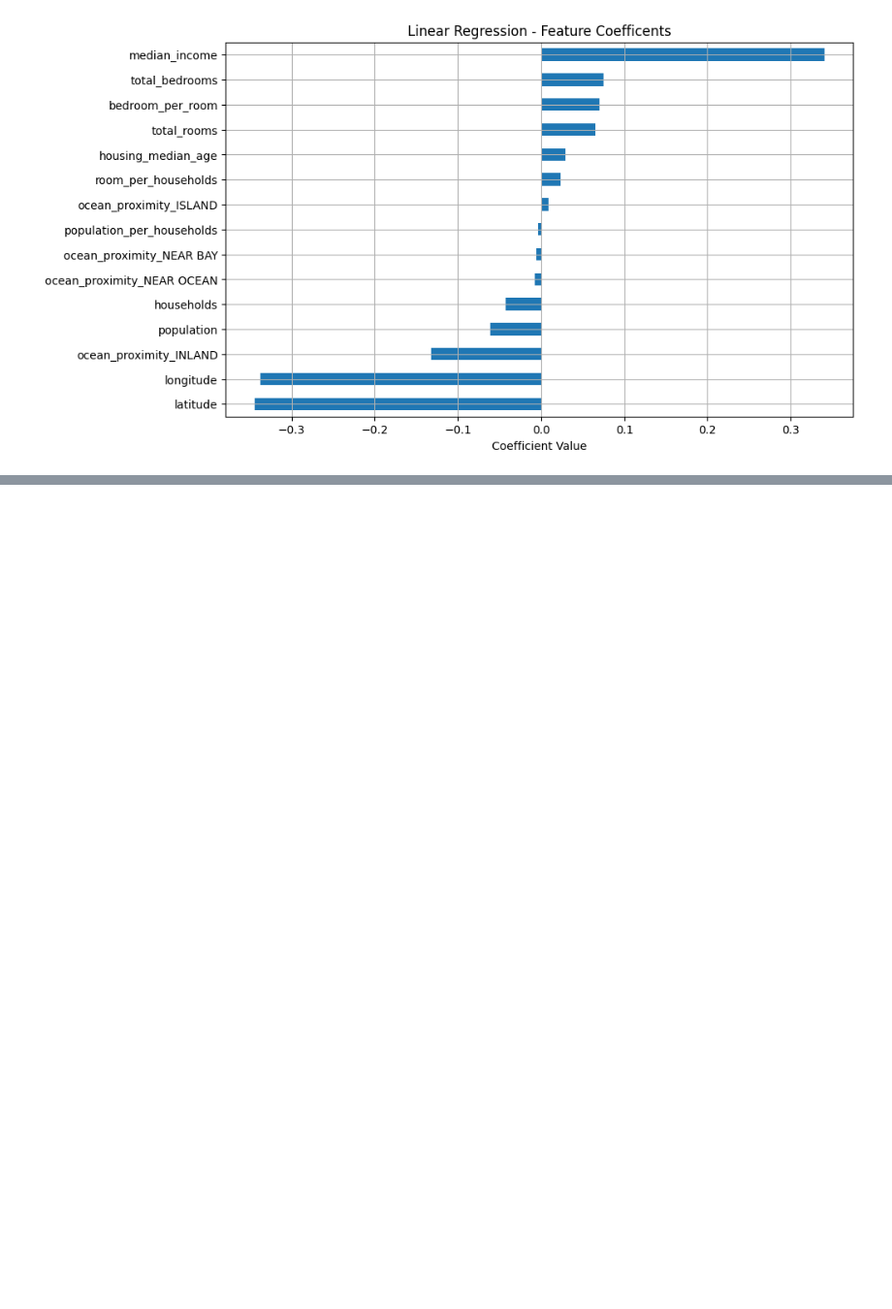
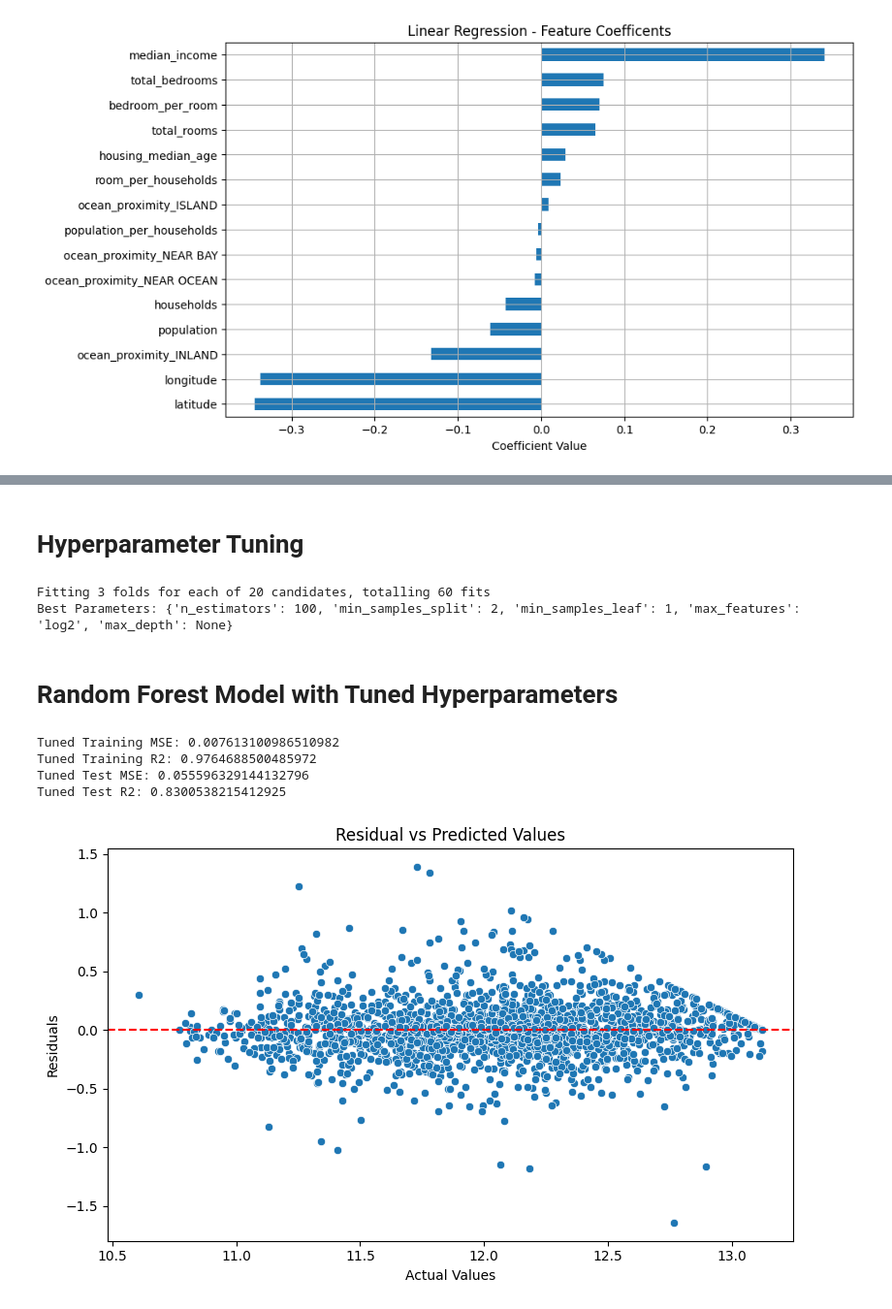
Before and after one commit to paras9o9/California-House-Pricing-Prediction, a Jupyter notebook: notebooks/HousePricingPrediction.ipynb, the cells around one changed output, grey strips where cells are left out. Shown at 97% size. Cells and saved outputs as stored; diff of their text form; code cells hidden in the pictures; blank space fills up the shorter version.

```diff
--- a/notebooks/HousePricingPrediction.ipynb
+++ b/notebooks/HousePricingPrediction.ipynb
@@ -192,0 +320,74 @@ plt.show()
+# %% [markdown]
+# Hyperparameter Tuning
+# %%
+from sklearn.model_selection import RandomizedSearchCV
+
+# Parameter grid
+param_dist = {
+    'n_estimators': [50, 100, 200],
+    'max_depth': [10, 20, 30, None],
+    'min_samples_split': [2, 5, 10],
+    'min_samples_leaf': [1, 2, 4],
+    'max_features': ['sqrt', 'log2']
+}
+
+# Randomized Search
+rf_search = RandomizedSearchCV(
+    estimator = RandomForestRegressor(random_state=42),
+    param_distributions = param_dist,
+    n_iter=20, cv=3, n_jobs=-1, random_state=42, verbose=1
+)
+
+rf_search.fit(X_train, y_train)
+print("Best Parameters:", rf_search.best_params_)
+# %% [output]
+Fitting 3 folds for each of 20 candidates, totalling 60 fits
+Best Parameters: {'n_estimators': 100, 'min_samples_split': 2, 'min_samples_leaf': 1, 'max_features': 'log2', 'max_depth': None}
+# %% [markdown]
+# Random Forest Model with Tuned Hyperparameters
+# %%
+from sklearn.ensemble import RandomForestRegressor
+from sklearn.metrics import mean_squared_error, r2_score
+
+# Create the model with the best parameters from Randomized Search
+rf_tuned_model = RandomForestRegressor(**rf_search.best_params_, random_state=42)
+
+# Training the model
+rf_tuned_model.fit(X_train, y_train)
+
+# Prediction
+y_train_pred_rf_tuned = rf_tuned_model.predict(X_train)
+y_test_pred_rf_tuned = rf_tuned_model.predict(X_test)
+
+# Evaluate
+train_mse_rf_tuned = mean_squared_error(y_train, y_train_pred_rf_tuned)
+train_r2_rf_tuned = r2_score(y_train, y_train_pred_rf_tuned)
+test_mse_rf_tuned = mean_squared_error(y_test, y_test_pred_rf_tuned)
+test_r2_rf_tuned = r2_score(y_test, y_test_pred_rf_tuned)
+
+print(f"Tuned Training MSE: {train_mse_rf_tuned}")
+print(f"Tuned Training R2: {train_r2_rf_tuned}")
+print(f"Tuned Test MSE: {test_mse_rf_tuned}")
+print(f"Tuned Test R2: {test_r2_rf_tuned}")
+# %% [output]
+Tuned Training MSE: 0.007613100986510982
+Tuned Training R2: 0.9764688500485972
+Tuned Test MSE: 0.055596329144132796
+Tuned Test R2: 0.8300538215412925
+# %%
+import seaborn as sns
+
+# Residuals
+residuals = y_test - y_test_pred_rf
+
+# Plot
+plt.figure(figsize=(8, 5))
+sns.scatterplot(x=y_test_pred_rf, y=residuals)
+plt.axhline(0, color='red', linestyle='--')
+plt.title('Residual vs Predicted Values')
+plt.xlabel('Actual Values')
+plt.ylabel('Residuals')
+plt.tight_layout()
+plt.show()
+# %% [output]
+[figure, added]
```
Also changed, not shown: parts of 13 cells of this notebook.
